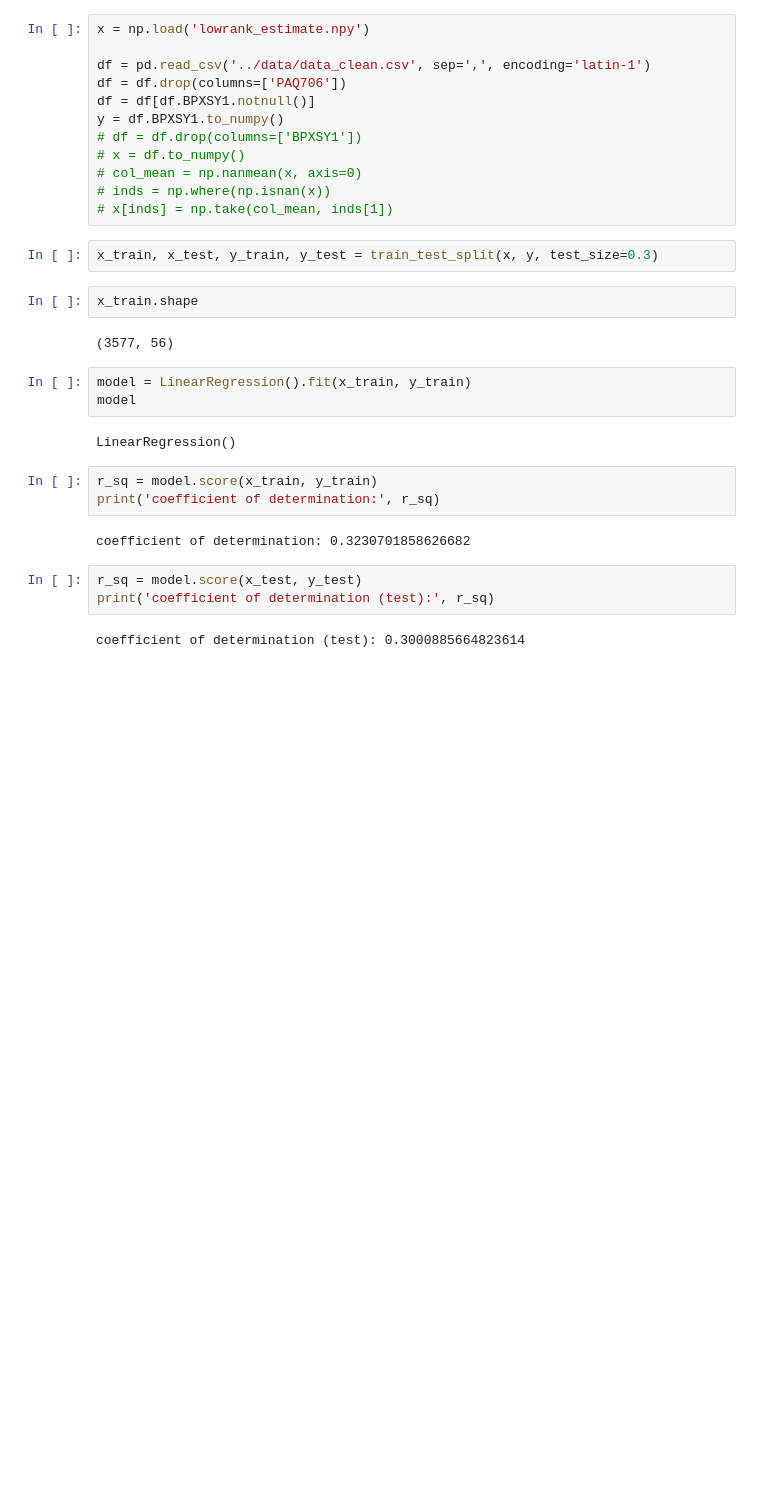
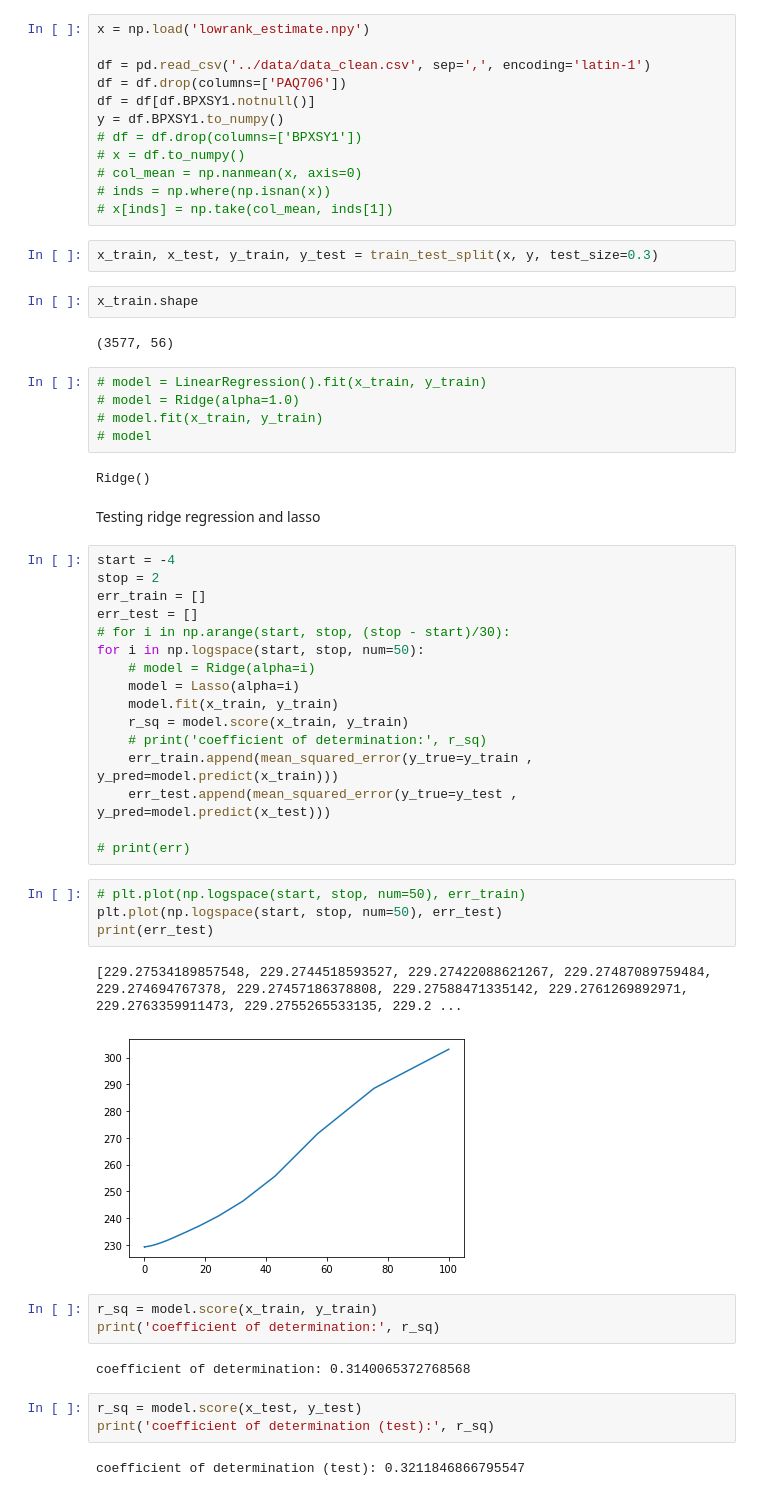
Before and after one commit to Nikunj-Gupta/Low-rank-models-EHR, a Jupyter notebook: src/regression.ipynb, the cells around one changed output. Drawn from its saved outputs; the diff is of its cells as text; blank space fills up the shorter version.

Commit message:
test changes related to ridge and lasso regression

```diff
--- a/src/regression.ipynb
+++ b/src/regression.ipynb
@@ -24,20 +28,47 @@ x_train.shape
 # %% [output]
 (3577, 56)
 # %%
-model = LinearRegression().fit(x_train, y_train)
-model
+# model = LinearRegression().fit(x_train, y_train)
+# model = Ridge(alpha=1.0)
+# model.fit(x_train, y_train)
+# model
 # %% [output]
-LinearRegression()
+Ridge()
+# %% [markdown]
+Testing ridge regression and lasso
+# %%
+start = -4
+stop = 2
+err_train = []
+err_test = []
+# for i in np.arange(start, stop, (stop - start)/30):
+for i in np.logspace(start, stop, num=50):
+    # model = Ridge(alpha=i)
+    model = Lasso(alpha=i)
+    model.fit(x_train, y_train)
+    r_sq = model.score(x_train, y_train)
+    # print('coefficient of determination:', r_sq)
+    err_train.append(mean_squared_error(y_true=y_train , y_pred=model.predict(x_train)))
+    err_test.append(mean_squared_error(y_true=y_test , y_pred=model.predict(x_test)))
+
+# print(err)
+# %%
+# plt.plot(np.logspace(start, stop, num=50), err_train)
+plt.plot(np.logspace(start, stop, num=50), err_test)
+print(err_test)
+# %% [output]
+[229.27534189857548, 229.2744518593527, 229.27422088621267, 229.27487089759484, 229.274694767378, 229.27457186378808, 229.27588471335142, 229.2761269892971, 229.2763359911473, 229.2755265533135, 229.2 ...
+[figure, added]
 # %%
 r_sq = model.score(x_train, y_train)
 print('coefficient of determination:', r_sq)
 # %% [output]
-coefficient of determination: 0.3230701858626682
+coefficient of determination: 0.3140065372768568
 # %%
 r_sq = model.score(x_test, y_test)
 print('coefficient of determination (test):', r_sq)
 # %% [output]
-coefficient of determination (test): 0.3000885664823614
+coefficient of determination (test): 0.3211846866795547
 # %%
 print('intercept:', model.intercept_)
 print('slope:', model.coef_)
```
Also changed, not shown: parts of 4 cells of this notebook, 2 other files.
